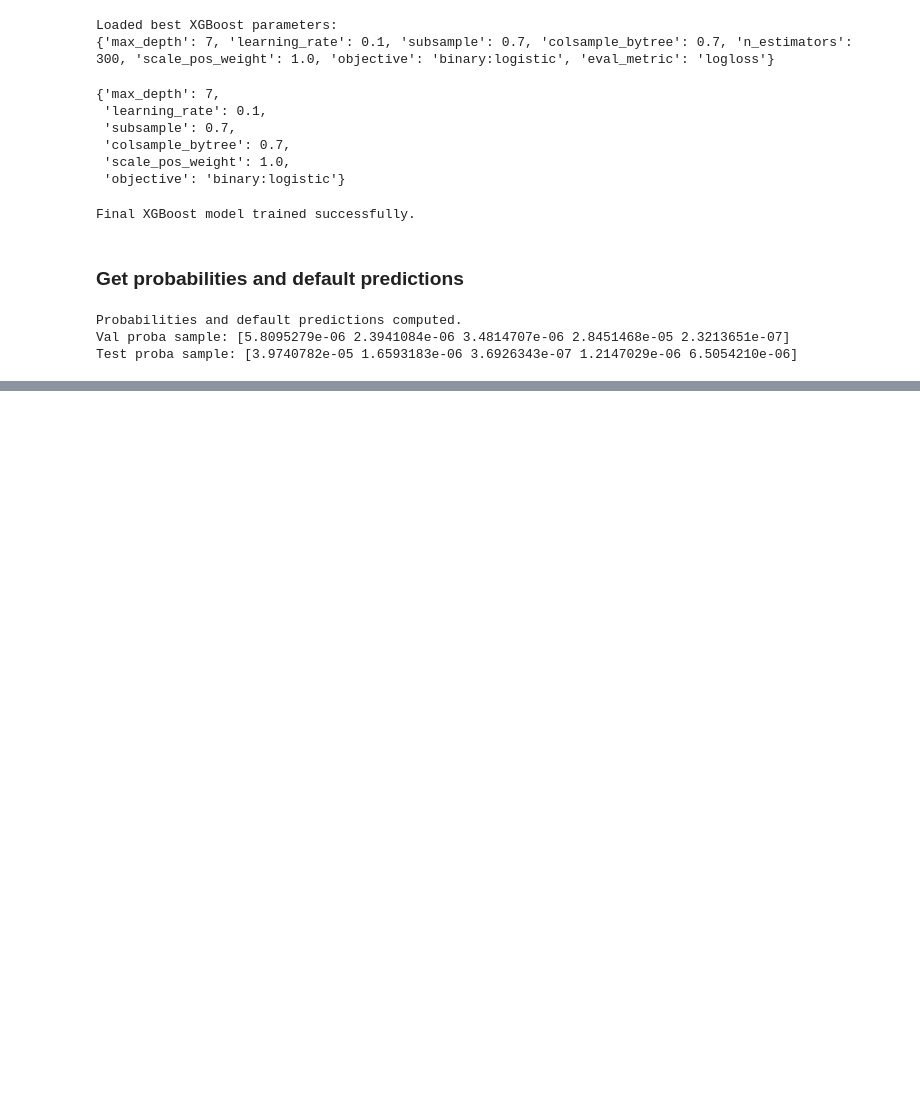
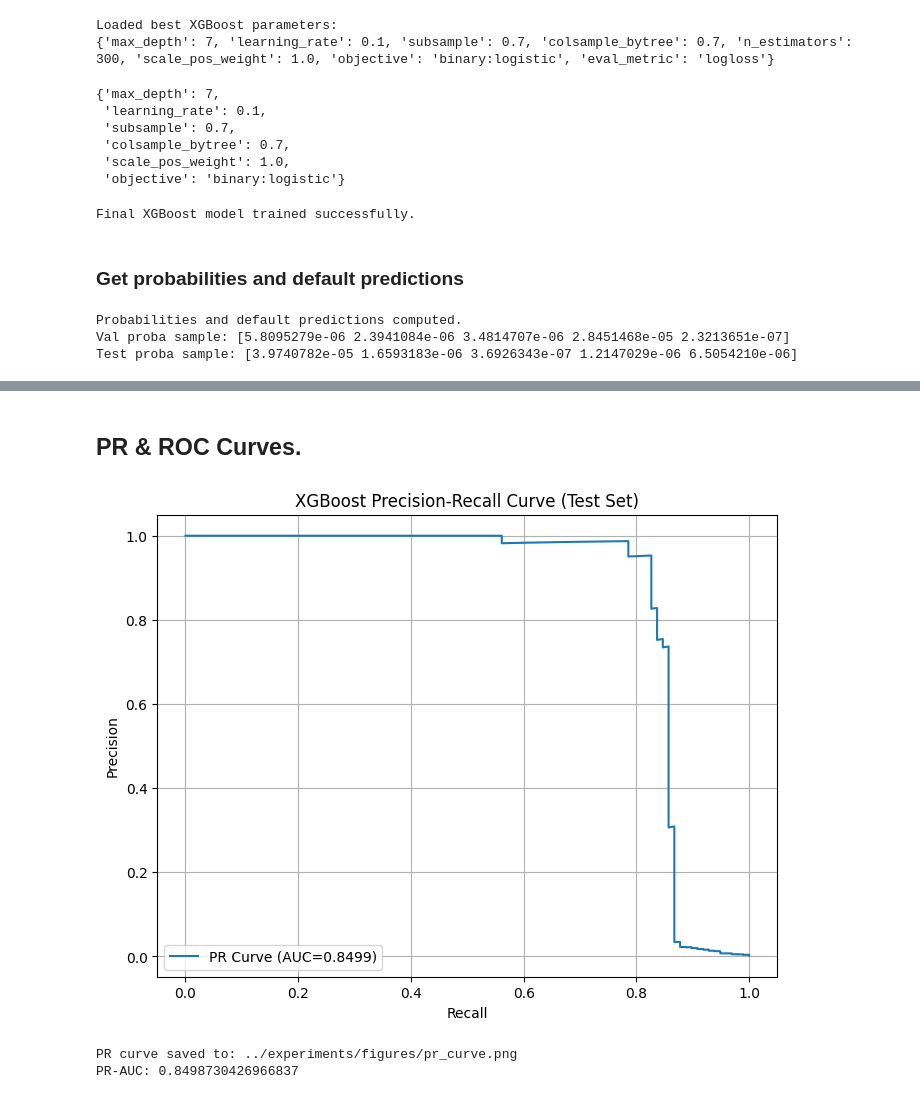
Before and after one commit to parthtiwari-dev/Fraud-Risk-Intelligence-System, a Jupyter notebook: notebooks/03_models_baselines.ipynb, the cells around one changed output, grey strips where cells are left out. Cells and saved outputs as stored; diff of their text form; code cells hidden in the pictures; blank space fills up the shorter version.

```diff
--- a/notebooks/03_models_baselines.ipynb
+++ b/notebooks/03_models_baselines.ipynb
@@ -958,0 +997,23 @@ Test proba sample: [3.9740782e-05 1.6593183e-06 3.6926343e-07 1.2147029e-06 6.50
+# %% [markdown]
+## PR & ROC Curves.
+# %%
+prec, rec, thresh = precision_recall_curve(y_test, y_test_proba)
+pr_auc = auc(rec, prec)
+
+plt.figure(figsize=(8,6))
+plt.plot(rec, prec, label=f"PR Curve (AUC={pr_auc:.4f})")
+plt.xlabel("Recall")
+plt.ylabel("Precision")
+plt.title("XGBoost Precision-Recall Curve (Test Set)")
+plt.legend()
+plt.grid(True)
+
+plt.savefig('../experiments/figures/xgboost/pr_curve.png', dpi=150, bbox_inches="tight")
+plt.show()
+
+print("PR curve saved to:", '../experiments/figures/pr_curve.png' )
+print("PR-AUC:", pr_auc)
+# %% [output]
+[figure, added]
+PR curve saved to: ../experiments/figures/pr_curve.png
+PR-AUC: 0.8498730426966837
```
Also changed, not shown: parts of 32 cells of this notebook, 7 other files.
